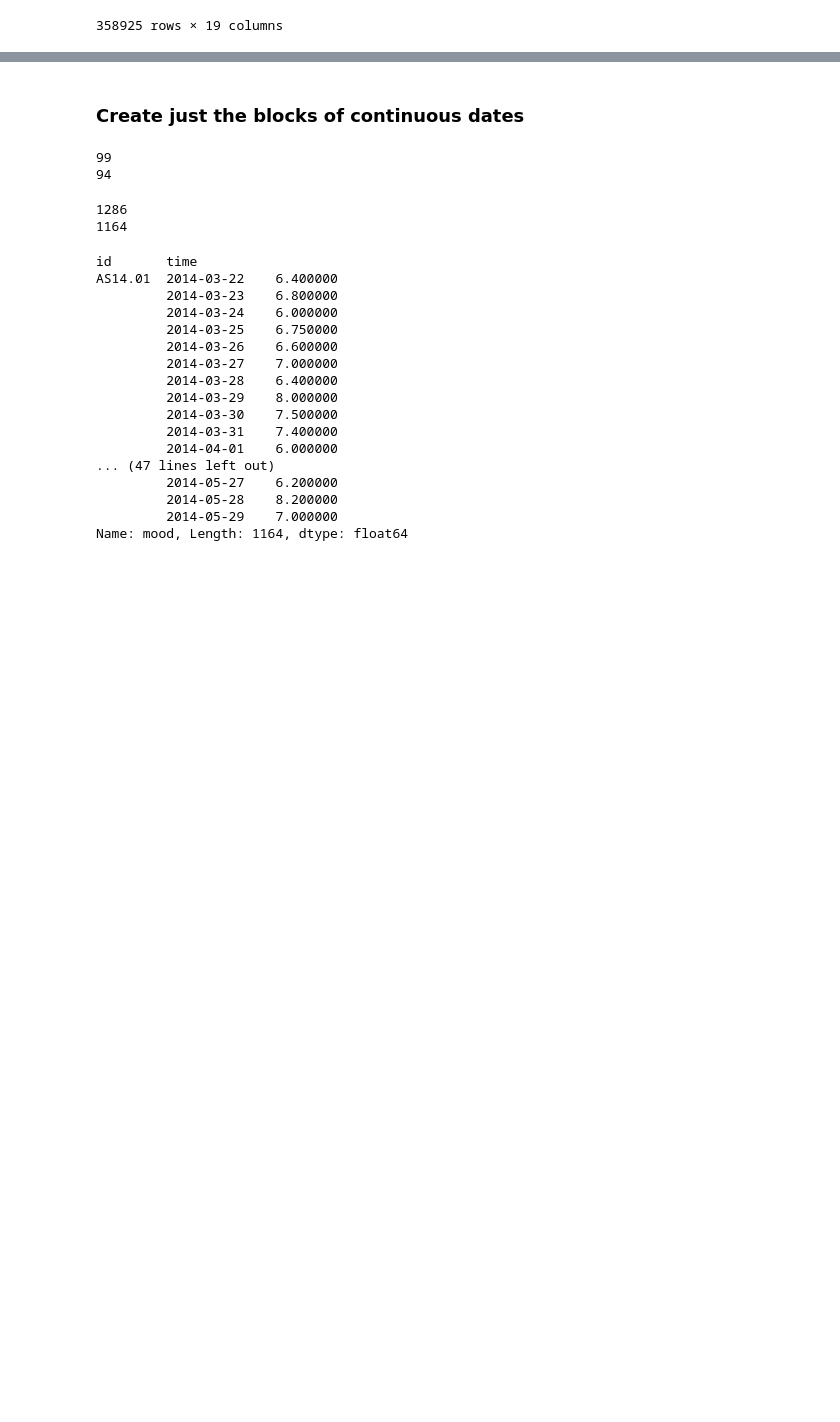
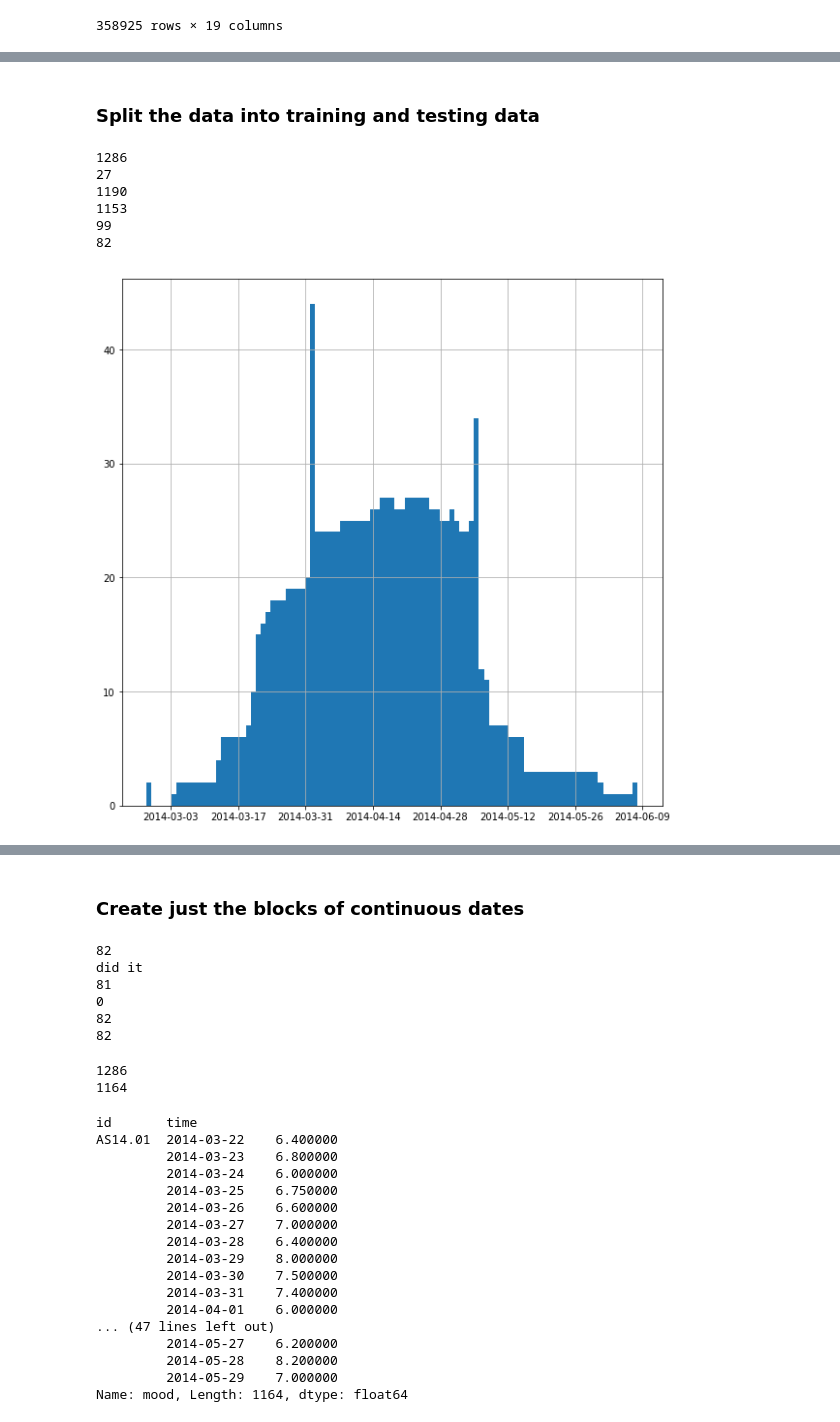
Before and after one commit to jelrae/dataMineAss1, a Jupyter notebook: DMT1-Jordan_Work.ipynb, the cells around one changed output, grey strips where cells are left out. Cells and saved outputs as stored; diff of their text form; code cells hidden in the pictures; blank space fills up the shorter version.

```diff
--- a/DMT1-Jordan_Work.ipynb
+++ b/DMT1-Jordan_Work.ipynb
@@ -218,3 +214,35 @@ AS14.33
 found one
 doing the full range now
 found one
+# %% [markdown]
+### Split the data into training and testing data
+# %%
+# for the individuals determine when the highest clusherting of mood repsonses are
+
+# for index in mood_only.index.levels[0].tolist():
+#     print(index)
+#     print(len(mood_only.loc[(index)]))
+
+# Need to figure out how to get list for group
+testing = data1D_indiv.reset_index(level = 1)
+print(len(testing))
+print(len(data1D_indiv.index.get_level_values(0).unique()))
+plt.figure(figsize = (10,10))
+testing['time'].hist(bins = len(data1D_indiv.index.get_level_values(1).unique()))
+testing = testing.loc[(testing['time']>='2014-03-17') & (testing['time']<='2014-05-15')]
+print(len(testing))
+limited_data1D_indiv = testing.loc[(testing['time']>='2014-03-19') & (testing['time']<='2014-05-11')]
+print(len(limited_data1D_indiv))
+plt.figure(figsize = (10,10))
+limited_data1D_indiv['time'].hist(bins = len(limited_data1D_indiv['time'].unique()))
+print(len(data1D_agg))
+limited_data1D_agg = data1D_agg.loc[(data1D_agg.index.get_level_values('time') >='2014-03-19') & (data1D_agg.index.get_level_values('time') >='2014-03-19')]
+print(len(limited_data1D_agg))
+# %% [output]
+1286
+27
+1190
+1153
+99
+82
+[figure, added]
@@ -227,12 +256,12 @@ from datetime import datetime, timedelta
 lon_len = 0
 lon_start = 0
 lon_end = 0
-cur_len = 0
+cur_len = 1
 cur_start = 0
 cur_end = 0
 
 #df_tmp = data1D_agg
-df_tmp = data1D_agg
+df_tmp = limited_data1D_agg
 ave_list = ['circumplex.arousal', 'mood', 'circumplex.valence']
 df_tmp = df_tmp.dropna(subset=['mood'])
 
@@ -242,44 +271,50 @@ for i in range(1,len(df_tmp)-1):
     #print(str(mood_agg.index[i-1] == (mood_agg.index[i] - timedelta(days=1)))+str(mood_agg.index[i+1] == (mood_agg.index[i] + timedelta(days=1))))
     if (df_tmp.index[i-1] == (df_tmp.index[i] - timedelta(days=1))) and (df_tmp.index[i+1] == (df_tmp.index[i] + timedelta(days=1))):
         #print('adding to length')
+        if(i == len(df_tmp)-2):
+            print('did it')
+            i += 2
         cur_end = i
         cur_len += 1
+
     elif cur_len>lon_len:
-        #print("broken on" + str(df_tmp.index[i]))
+        print("broken on" + str(df_tmp.index[i]))
         #print(cur_len)
         lon_len = cur_len
         lon_start = cur_start
         lon_end = cur_end
         cur_start = i+1
         cur_end = i+1
-        cur_len = 0
+        cur_len = 1
     else:
-        #print("broken on" + str(df_tmp.index[i]))
+        print("broken on" + str(df_tmp.index[i]))
         cur_start = i+1
         cur_end = i+1
 
 if cur_len>lon_len:
-        #print(cur_len)
+        print(cur_len)
         lon_len = cur_len
         lon_start = cur_start
         lon_end = cur_end
         cur_start = i+1
         cur_end = i+1
-        cur_len = 0
+        cur_len = 1
 
 # print(len(df_tmp))
 # print(lon_len)
 
-# print(lon_start)
-# print(lon_end)
-
-window = 5
+print(lon_start)
+print(lon_end)
 
 data1D_agg_limited = df_tmp.iloc[lon_start:lon_end]
 print(len(data1D_agg_limited))
 # %% [output]
-99
-94
+82
+did it
+81
+0
+82
+82
 # %%
 # Personal Rollinng averages for aggregate for every catagory
 from datetime import datetime, timedelta
```
Also changed, not shown: parts of 3 cells of this notebook, 1 other file.
